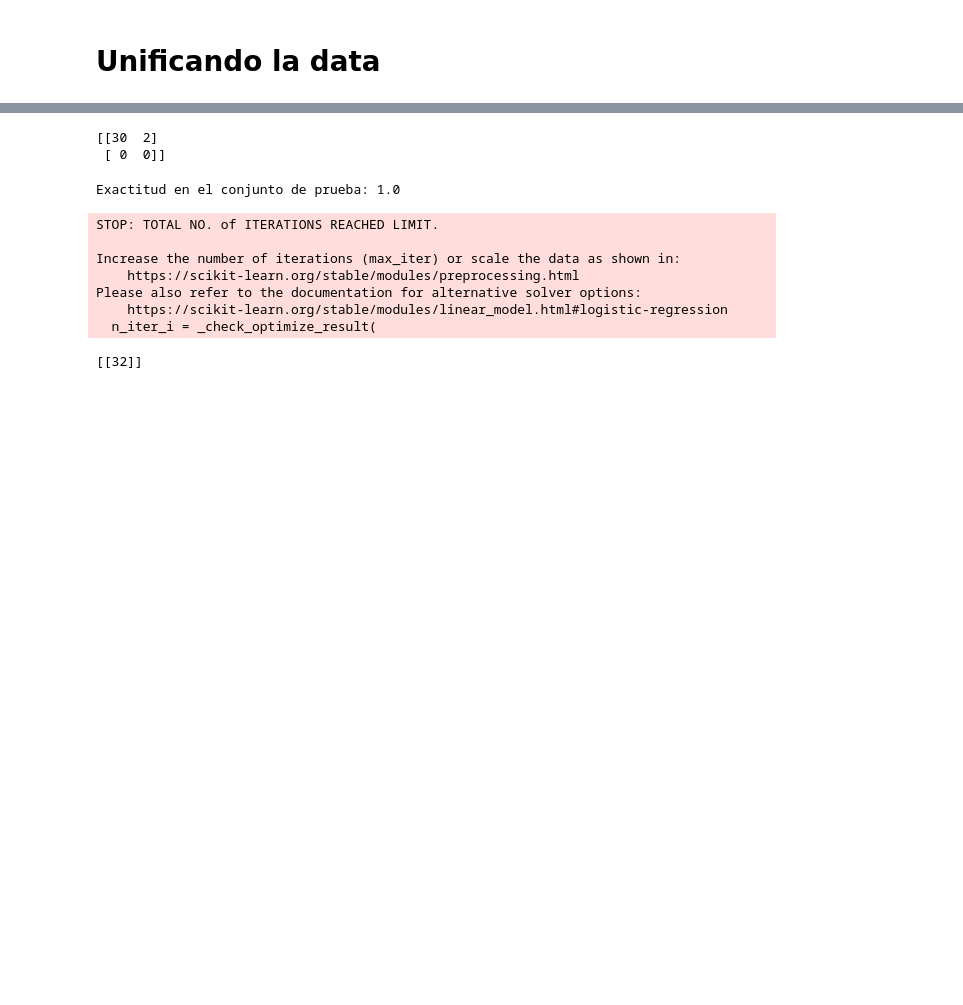
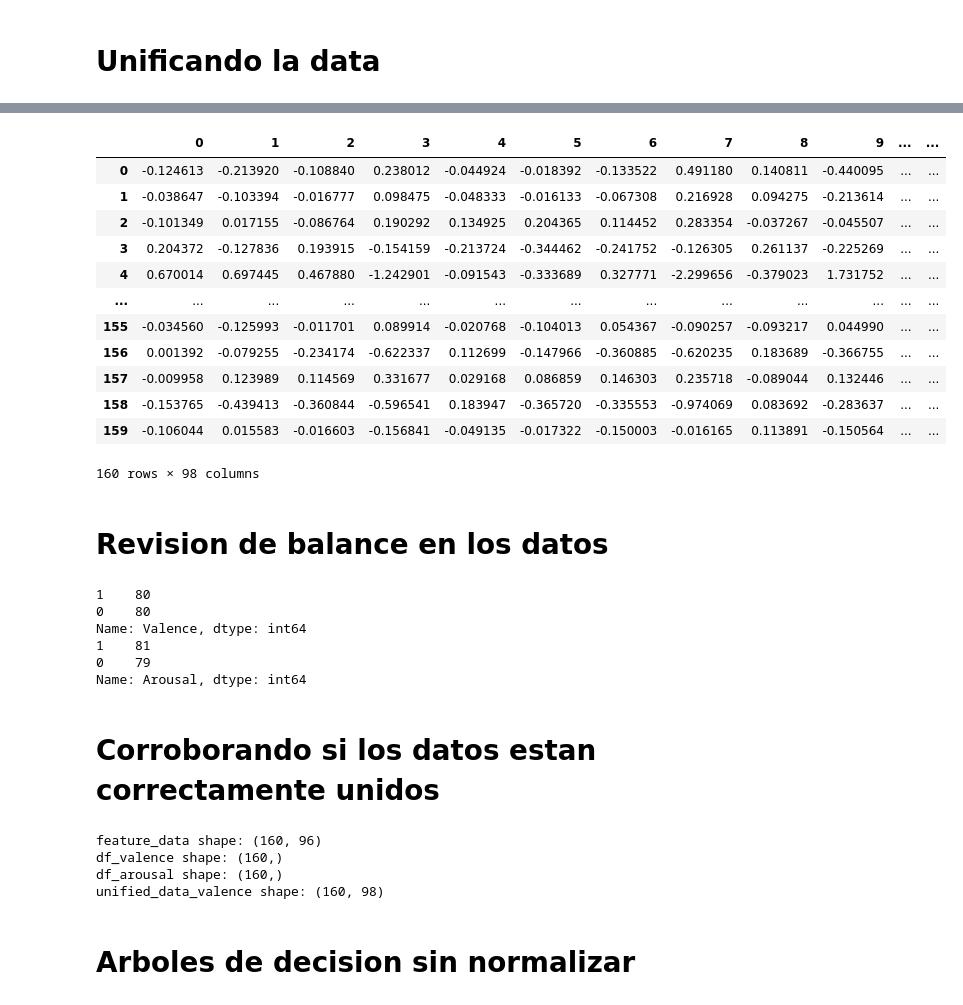
Before and after one commit to DAVIDS2405/Python, a Jupyter notebook: Proyecto.ipynb, the cells around one changed output, grey strips where cells are left out. Saved outputs shown, nothing was run; the diff lists cells and outputs as text; code cells hidden in the pictures; blank space fills up the shorter version.

Commit message:
Test algoritms

```diff
--- a/Proyecto.ipynb
+++ b/Proyecto.ipynb
@@ -82,0 +80,3 @@ tags_ohn = tags_ohn[:, [0, 1]]
+# %%
+df_valence = df_labels['Valence']
+df_valence
@@ -83,3 +96,5 @@ tags_ohn = tags_ohn[:, [0, 1]]
+# %%
+df_arousal = df_labels['Arousal']
 # %% [markdown]
 # array para los 32 canales
 # %%
@@ -149,7 +140,0 @@ Please also refer to the documentation for alternative solver options:
-# %%
-y_pred = logreg.predict(X_test)
-cm = confusion_matrix(y_test, y_pred)
-print(cm)
-# %% [output]
-[[30  2]
- [ 0  0]]
@@ -166,23 +141,43 @@ X_train, X_test, y_train, y_test = train_test_split(feature_data, y_arousal, tes
-# %%
-# Crea un modelo de regresión logística
-logreg = LogisticRegression()
-# Entrena el modelo con los datos de entrenamiento
-logreg.fit(X_train, y_train)
-# Evalúa el modelo con los datos de prueba
-score = logreg.score(X_test, y_test)
-print("Exactitud en el conjunto de prueba:", score)
-# %% [output]
-Exactitud en el conjunto de prueba: 1.0
-STOP: TOTAL NO. of ITERATIONS REACHED LIMIT.
-
-Increase the number of iterations (max_iter) or scale the data as shown in:
-    https://scikit-learn.org/stable/modules/preprocessing.html
-Please also refer to the documentation for alternative solver options:
-    https://scikit-learn.org/stable/modules/linear_model.html#logistic-regression
-  n_iter_i = _check_optimize_result(
-# %%
-y_pred = logreg.predict(X_test)
-cm = confusion_matrix(y_test, y_pred)
-print(cm)
-# %% [output]
-[[32]]
+# %%
+unified_data_valence = pd.concat([feature_data, df_valence,df_arousal],axis=1)
+unified_data_valence
+# %% [output]
+|  | 0 | 1 | 2 | 3 | 4 | 5 | 6 | 7 | 8 | 9 | ... | ... |
+| 0 | -0.124613 | -0.213920 | -0.108840 | 0.238012 | -0.044924 | -0.018392 | -0.133522 | 0.491180 | 0.140811 | -0.440095 | ... | ... |
+| 1 | -0.038647 | -0.103394 | -0.016777 | 0.098475 | -0.048333 | -0.016133 | -0.067308 | 0.216928 | 0.094275 | -0.213614 | ... | ... |
+| 2 | -0.101349 | 0.017155 | -0.086764 | 0.190292 | 0.134925 | 0.204365 | 0.114452 | 0.283354 | -0.037267 | -0.045507 | ... | ... |
+| 3 | 0.204372 | -0.127836 | 0.193915 | -0.154159 | -0.213724 | -0.344462 | -0.241752 | -0.126305 | 0.261137 | -0.225269 | ... | ... |
+| 4 | 0.670014 | 0.697445 | 0.467880 | -1.242901 | -0.091543 | -0.333689 | 0.327771 | -2.299656 | -0.379023 | 1.731752 | ... | ... |
+| ... | ... | ... | ... | ... | ... | ... | ... | ... | ... | ... | ... | ... |
+| 155 | -0.034560 | -0.125993 | -0.011701 | 0.089914 | -0.020768 | -0.104013 | 0.054367 | -0.090257 | -0.093217 | 0.044990 | ... | ... |
+| 156 | 0.001392 | -0.079255 | -0.234174 | -0.622337 | 0.112699 | -0.147966 | -0.360885 | -0.620235 | 0.183689 | -0.366755 | ... | ... |
+| 157 | -0.009958 | 0.123989 | 0.114569 | 0.331677 | 0.029168 | 0.086859 | 0.146303 | 0.235718 | -0.089044 | 0.132446 | ... | ... |
+| 158 | -0.153765 | -0.439413 | -0.360844 | -0.596541 | 0.183947 | -0.365720 | -0.335553 | -0.974069 | 0.083692 | -0.283637 | ... | ... |
+| 159 | -0.106044 | 0.015583 | -0.016603 | -0.156841 | -0.049135 | -0.017322 | -0.150003 | -0.016165 | 0.113891 | -0.150564 | ... | ... |
+160 rows × 98 columns
+# %% [markdown]
+# Revision de balance en los datos
+# %%
+print(unified_data_valence['Valence'].value_counts())
+print(unified_data_valence['Arousal'].value_counts())
+# %% [output]
+1    80
+0    80
+Name: Valence, dtype: int64
+1    81
+0    79
+Name: Arousal, dtype: int64
+# %% [markdown]
+# Corroborando si los datos estan correctamente unidos
+# %%
+print('feature_data shape:', feature_data.shape)
+print('df_valence shape:', df_valence.shape)
+print('df_arousal shape:', df_arousal.shape)
+print('unified_data_valence shape:', unified_data_valence.shape)
+# %% [output]
+feature_data shape: (160, 96)
+df_valence shape: (160,)
+df_arousal shape: (160,)
+unified_data_valence shape: (160, 98)
+# %% [markdown]
+# Arboles de decision sin normalizar
```
Also changed, not shown: parts of 46 cells of this notebook, 1 other file.
